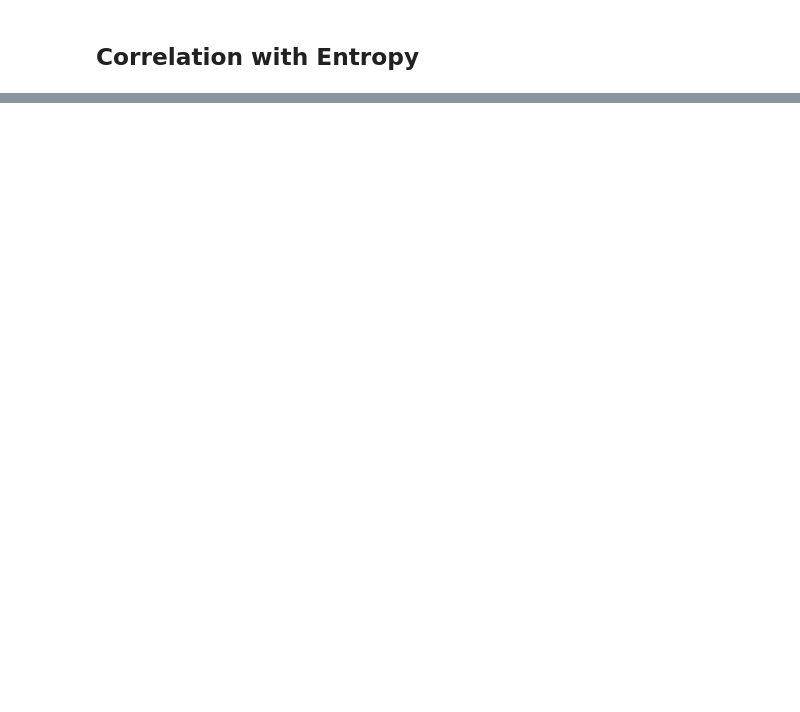
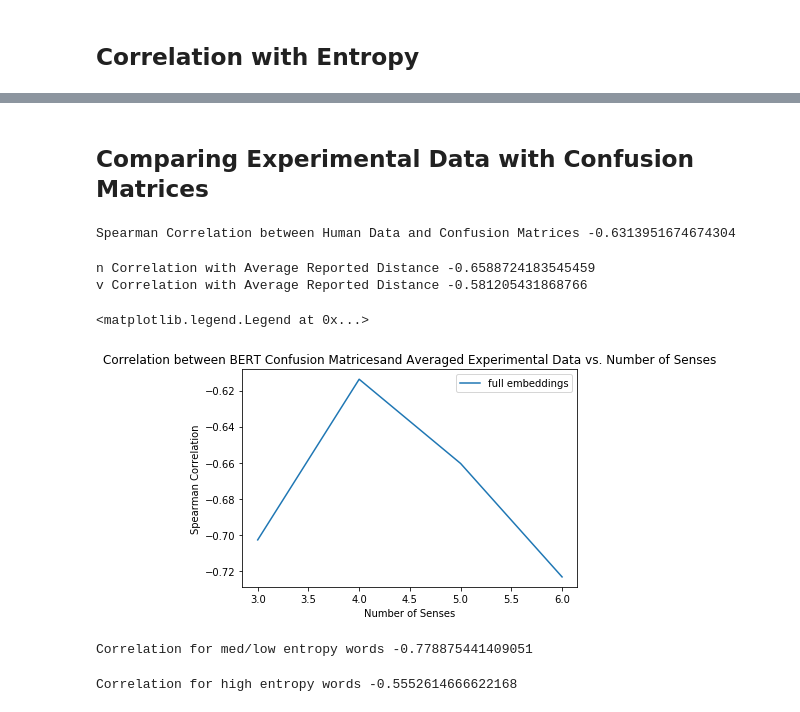
Before and after one commit to sathvikn/bert-wordsense, a Jupyter notebook: codebase/notebooks/comparing-expt-data.ipynb, the cells around one changed output, grey strips where cells are left out. Cells and saved outputs as stored; diff of their text form; code cells hidden in the pictures; blank space fills up the shorter version.

Commit message:
confusion matrices :O

```diff
--- a/codebase/notebooks/comparing-expt-data.ipynb
+++ b/codebase/notebooks/comparing-expt-data.ipynb
@@ -114,0 +130,5 @@ Text(0.5, 1, 'Correlation of BERT Embeddings with Experimental Data Based on PoS
+# %% [markdown]
+## Comparing Experimental Data with Confusion Matrices
+# %%
+with open('../data/test_confusion_matrices.json', 'r') as f:
+    confusion_mtx = json.load(f)
@@ -114,0 +139,62 @@ Text(0.5, 1, 'Correlation of BERT Embeddings with Experimental Data Based on PoS
+# %%
+test_human_avg = [matrices[w]['expt'].flatten().tolist() for w in test_repeat_words]
+conf = [matrices[w]['confusion'] for w in test_repeat_words]
+flatten = lambda l: [item for sublist in l for item in sublist]
+print("Spearman Correlation between Human Data and Confusion Matrices",
+      mtx_correlation(flatten(test_human_avg), flatten(flatten(conf)), confusion = True))
+# %% [output]
+Spearman Correlation between Human Data and Confusion Matrices -0.6313951674674304
+# %%
+def containing_query(df, value, selection_criteria, dist_mtx_dict, bert_key = 'bert'):
+    words_with_crit = df[df[value].isin(selection_criteria)]['lemma'].unique()
+    data_for_words = {w : dist_mtx_dict[w] for w in words_with_crit}
+    if bert_key == 'confusion':
+        expt_data = [matrices[w]['expt'].flatten().tolist() for w in data_for_words]
+        conf_matrices = [data_for_words[w][bert_key] for w in data_for_words]
+        return mtx_correlation(flatten(expt_data), flatten(flatten(conf_matrices)), confusion = True)
+    return mtx_correlation([data_for_words[w]['expt'] for w in data_for_words],
+                          [data_for_words[w][bert_key] for w in data_for_words], method = 'pearson')
+
+def range_query(df, value, low, high, dist_mtx_dict, bert_key = 'bert'):
+    #Inclusive of low and high
+    words_with_crit = df[(df[value] >= low) & (df[value] <= high)]['lemma'].unique()
+    data_for_words = {w : dist_mtx_dict[w] for w in words_with_crit}
+    if bert_key == 'confusion':
+        expt_data = [matrices[w]['expt'].flatten().tolist() for w in data_for_words]
+        conf_matrices = [data_for_words[w][bert_key] for w in data_for_words]
+        return mtx_correlation(flatten(expt_data), flatten(flatten(conf_matrices)), confusion = True)
+
+    return mtx_correlation([data_for_words[w]['expt'] for w in data_for_words],
+                          [data_for_words[w][bert_key] for w in data_for_words], method = 'pearson')
+# %%
+test_rep_matrices = {k:v for k,v in matrices.items() if k in test_repeat_words}
+test_rep_trials = all_trials[all_trials['trialType'].isin(['test', 'repeat'])]
+for p in ['n', 'v']:
+    print(p, "Correlation with Average Reported Distance",
+          containing_query(test_rep_trials, 'pos', [p], test_rep_matrices, bert_key = 'confusion'))
+# %% [output]
+n Correlation with Average Reported Distance -0.6588724183545459
+v Correlation with Average Reported Distance -0.581205431868766
+# %%
+plt.plot(range(3, 7),
+         [containing_query(test_rep_trials, 'num_senses', [i],
+                           test_rep_matrices, bert_key = 'confusion') for i in range(3, 7)], label = 'full embeddings')
+plt.xlabel("Number of Senses")
+plt.ylabel("Spearman Correlation")
+plt.title("Correlation between BERT Confusion Matricesand Averaged Experimental Data vs. Number of Senses")
+plt.legend()
+# %% [output]
+<matplotlib.legend.Legend at 0x...>
+[figure, added]
+# %%
+test_rep_entropy = all_entropy[all_entropy['trialType'].isin(['test', 'repeat'])]
+
+print("Correlation for med/low entropy words", range_query(test_rep_entropy, 'entropy', 0, 1.45,
+                                                       test_rep_matrices, bert_key = 'confusion'))
+# %% [output]
+Correlation for med/low entropy words -0.778875441409051
+# %%
+print("Correlation for high entropy words", range_query(test_rep_entropy, 'entropy', 1.45, 2,
+                                                       test_rep_matrices, bert_key = 'confusion'))
+# %% [output]
+Correlation for high entropy words -0.5552614666622168
```
Also changed, not shown: parts of 9 cells of this notebook.
